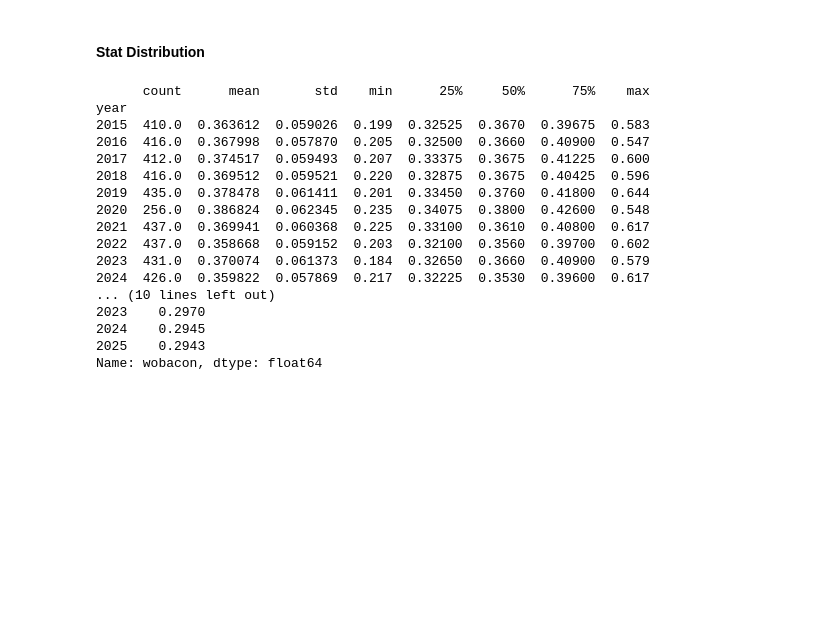
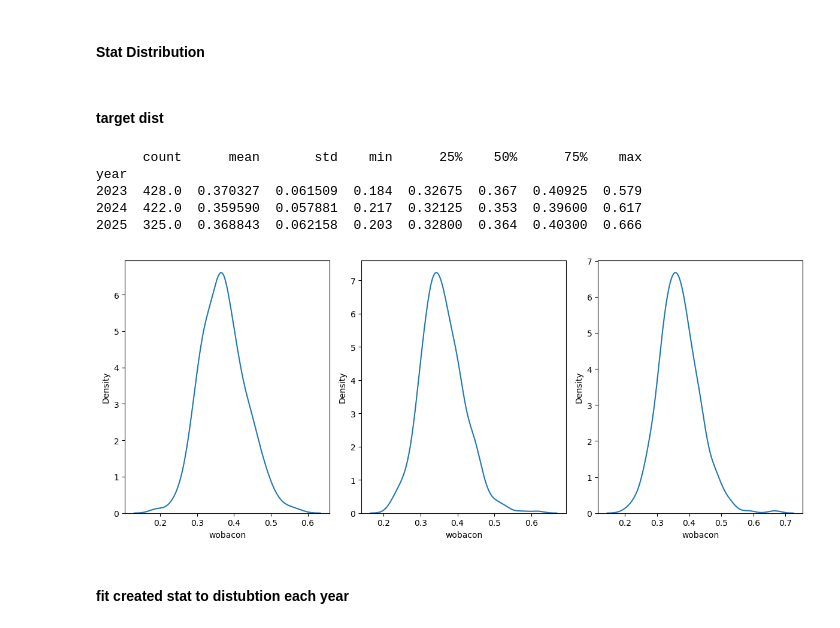
Before and after one commit to daltonlowery26/woba-modeling, a Jupyter notebook: exploring/dist.ipynb, the cells around one changed output. Drawn from its saved outputs; the diff is of its cells as text; code cells hidden in the pictures; blank space fills up the shorter version.

```diff
--- a/exploring/dist.ipynb
+++ b/exploring/dist.ipynb
@@ -7,27 +10,5 @@ import numpy as np
 
 os.chdir('C:/Users/dalto/OneDrive/Pictures/Documents/Projects/Coding Projects/woba modeling/data/')
 # %%
-woba = pd.read_csv('pitch/wobacon.csv')
 full = pd.read_csv('sim_results/full_wobacon_23_25.csv')
+woba = pd.read_csv('pitch/woba/savant.csv')
-# %%
-woba = woba[woba['pa'] > 125]
-print(woba.groupby('year')['wobacon'].describe())
-print(woba.groupby('year')['wobacon'].quantile(.1))
-# %% [output]
-      count      mean       std    min      25%     50%      75%    max
-year
-2015  410.0  0.363612  0.059026  0.199  0.32525  0.3670  0.39675  0.583
-2016  416.0  0.367998  0.057870  0.205  0.32500  0.3660  0.40900  0.547
-2017  412.0  0.374517  0.059493  0.207  0.33375  0.3675  0.41225  0.600
-2018  416.0  0.369512  0.059521  0.220  0.32875  0.3675  0.40425  0.596
-2019  435.0  0.378478  0.061411  0.201  0.33450  0.3760  0.41800  0.644
-2020  256.0  0.386824  0.062345  0.235  0.34075  0.3800  0.42600  0.548
-2021  437.0  0.369941  0.060368  0.225  0.33100  0.3610  0.40800  0.617
-2022  437.0  0.358668  0.059152  0.203  0.32100  0.3560  0.39700  0.602
-2023  431.0  0.370074  0.061373  0.184  0.32650  0.3660  0.40900  0.579
-2024  426.0  0.359822  0.057869  0.217  0.32225  0.3530  0.39600  0.617
-... (10 lines left out)
-2023    0.2970
-2024    0.2945
-2025    0.2943
-Name: wobacon, dtype: float64
@@ -45,0 +15,20 @@ full['monte'] = slope * full['monte'] + intercept
+# %% [markdown]
+#### target dist
+# %%
+woba_sample = woba[woba['pa'] > 130]
+print(woba_sample.groupby('year')['wobacon'].describe())
+# %% [output]
+      count      mean       std    min      25%    50%      75%    max
+year
+2023  428.0  0.370327  0.061509  0.184  0.32675  0.367  0.40925  0.579
+2024  422.0  0.359590  0.057881  0.217  0.32125  0.353  0.39600  0.617
+2025  325.0  0.368843  0.062158  0.203  0.32800  0.364  0.40300  0.666
+# %%
+fig, axes = plt.subplots(1, 3, figsize=(12, 5))
+sns.kdeplot(x=woba_sample.loc[woba['year'] == 2023, 'wobacon'], ax=axes[0])
+sns.kdeplot(x=woba_sample.loc[woba['year'] == 2024, 'wobacon'], ax=axes[1])
+sns.kdeplot(x=woba_sample.loc[woba['year'] == 2025, 'wobacon'], ax=axes[2])
+plt.tight_layout()
+plt.show()
+# %% [output]
+[figure, added]
@@ -45,0 +63,2 @@ full['monte'] = slope * full['monte'] + intercept
+# %% [markdown]
+#### fit created stat to distubtion each year
```
Also changed, not shown: parts of 5 cells of this notebook, 8 other files.
